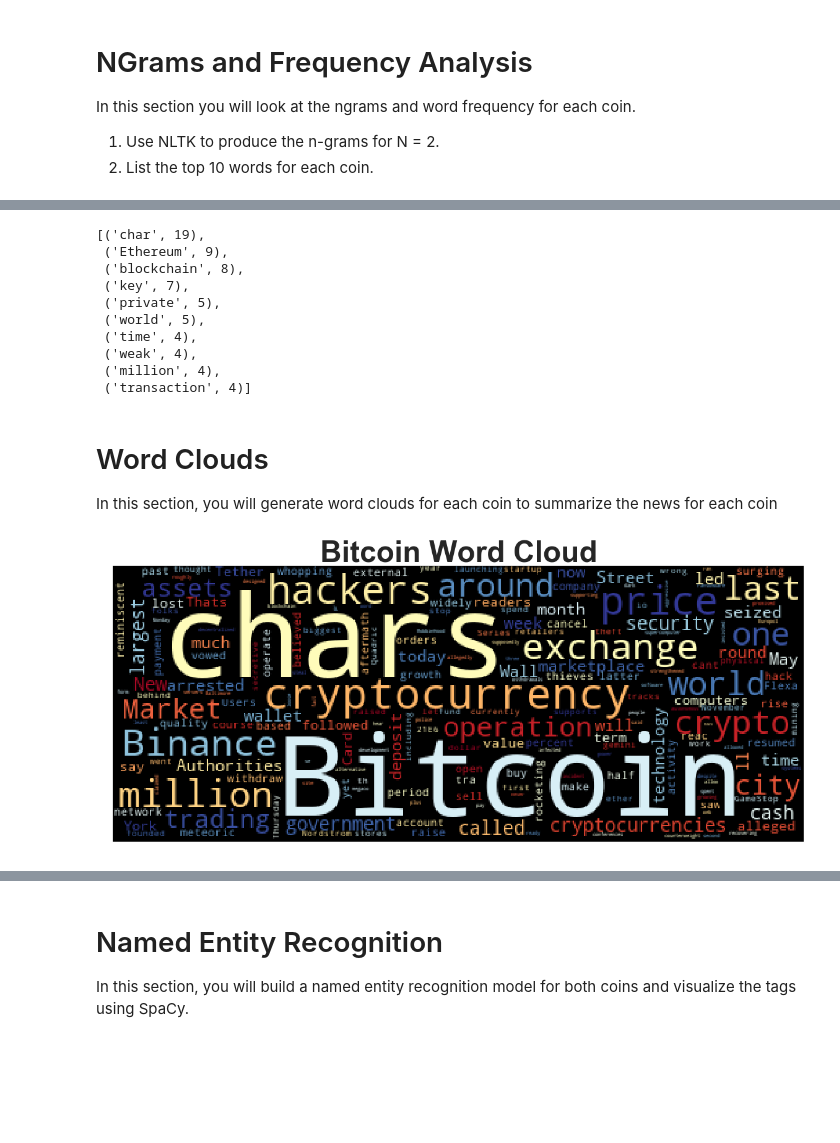
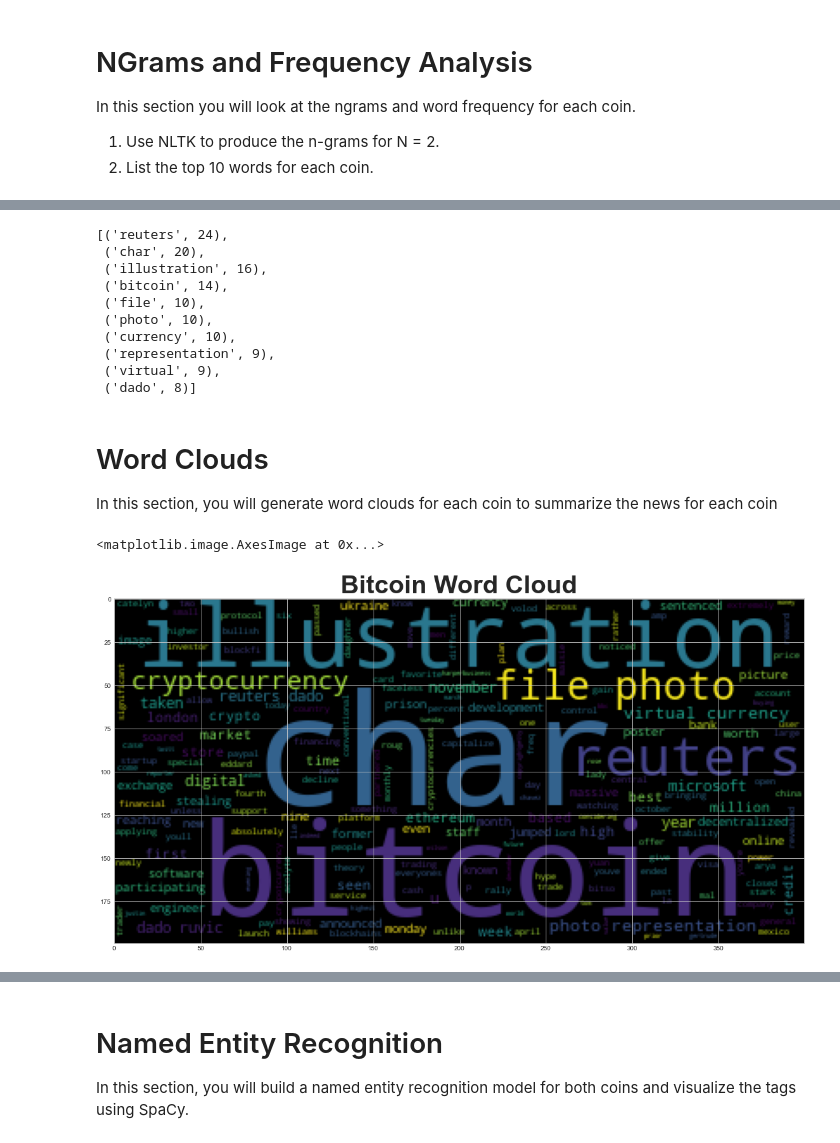
Before and after one commit to vmieres/Natural-Language-Processing-NLP, a Jupyter notebook: crypto_sentiment.ipynb, the cells around one changed output, grey strips where cells are left out. Cells and saved outputs as stored; diff of their text form; code cells hidden in the pictures; blank space fills up the shorter version.

```diff
--- a/crypto_sentiment.ipynb
+++ b/crypto_sentiment.ipynb
@@ -177,4 +169,7 @@ from nltk.corpus import stopwords
 from nltk.stem import WordNetLemmatizer, PorterStemmer
 from string import punctuation
 import re
+# %%
+# Instantiating the lemmatizer
+lemmatizer = WordNetLemmatizer()
 # %%
@@ -184,26 +178,29 @@ print(stopwords.words('english'))
 # %% [output]
 ['i', 'me', 'my', 'myself', 'we', 'our', 'ours', 'ourselves', 'you', "you're", "you've", "you'll", "you'd", 'your', 'yours', 'yourself', 'yourselves', 'he', 'him', 'his', 'himself', 'she', "she's", 'h ...
 # %%
-# Complete the tokenizer function
+# Completing the tokenizer function
 def tokenizer(text):
     """Tokenizes text."""
 
-    # Create a list of the words
+    # Creating a list of the words
     sw = set(stopwords.words('english')) # Remove the stop words
     regex = re.compile("[^a-zA-Z ]")
     re_clean = regex.sub(' ', text)
-    # Convert the words to lowercase
 
+
+
+    words = word_tokenize(re_clean)
+    # Converting the words to lowercase
+    results = [word.lower() for word in words if word.lower() not in sw]
     # Remove the punctuation
-
+    #words = word_tokenize(re_clean)
     # Remove the stop words
 
-    # Lemmatize Words into root words
-
+    # Lemmatizing Words into root words
+    tokens = [lemmatizer.lemmatize(word) for word in results]
     return tokens
 # %%
-# Create a new tokens column for bitcoin
-# YOUR CODE HERE!
-#bitcoin_df["tokens"] = bitcoin_df["text"].apply(tokenizer)
+# Creating a new tokens column for bitcoin
+bitcoin_df["tokens"] = bitcoin_df["text"].apply(tokenizer)
 
-#bitcoin_df.head(5)
+bitcoin_df.head(5)
@@ -313,18 +310,17 @@ token_count(clean_bitcoin_text, N=10)
 # %%
-# Get the top 10 words for Ethereum
-# YOUR CODE HERE!
-token_count(clean_ethereume_text, N=10)
+# Getting the top 10 words for Ethereum
+token_count(clean_ethereum_text, N=10)
 # %% [output]
-[('char', 19),
- ('Ethereum', 9),
- ('blockchain', 8),
- ('key', 7),
- ('private', 5),
- ('world', 5),
- ('time', 4),
- ('weak', 4),
- ('million', 4),
- ('transaction', 4)]
+[('reuters', 24),
+ ('char', 20),
+ ('illustration', 16),
+ ('bitcoin', 14),
+ ('file', 10),
+ ('photo', 10),
+ ('currency', 10),
+ ('representation', 9),
+ ('virtual', 9),
+ ('dado', 8)]
 # %% [markdown]
 # Word Clouds
 
@@ -336,12 +334,12 @@ plt.style.use('seaborn-whitegrid')
 import matplotlib as mpl
 mpl.rcParams['figure.figsize'] = [20.0, 10.0]
 # %%
-# Generate the Bitcoin word cloud
-# YOUR CODE HERE!
+# Generating the Bitcoin word cloud
 big_string = ' '.join(clean_bitcoin_text)
 wc = WordCloud().generate(big_string)
-plt.title("Bitcoin NGrams", fontsize=30, loc="left")
+plt.title("Bitcoin Word Cloud", fontsize=40, loc="center", fontweight="bold")
 plt.imshow(wc)
 # %% [output]
+<matplotlib.image.AxesImage at 0x...>
-[figure, old version]
+[figure, new version]
 # %%
```
Also changed, not shown: parts of 29 cells of this notebook.
